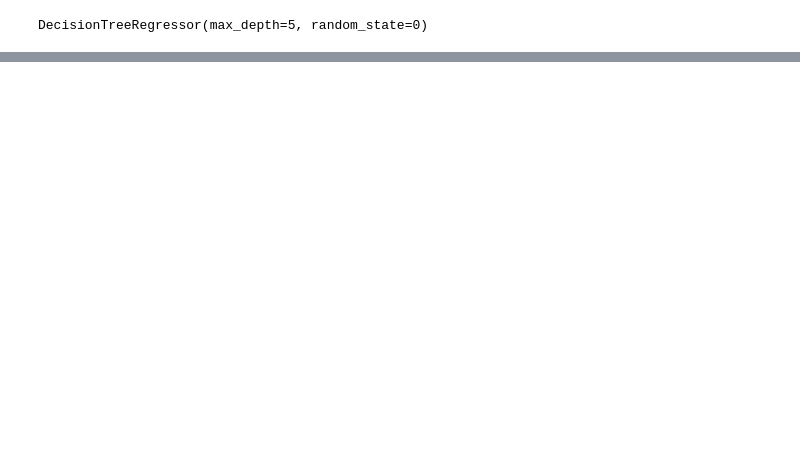
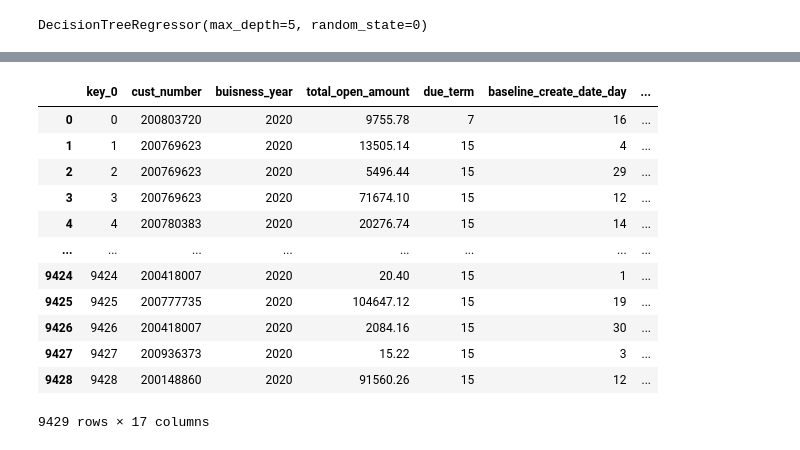
Before and after one commit to aditi-anand1/training, a Jupyter notebook: Day1 .ipynb, the cells around one changed output, grey strips where cells are left out. Drawn from its saved outputs; the diff is of its cells as text; code cells hidden in the pictures; blank space fills up the shorter version.

```diff
--- a/Day1 .ipynb
+++ b/Day1 .ipynb
@@ -591,0 +1024,5 @@ mean_squared_error(y_val, y_predict2, squared=False)
+# %%
+test_dataset =test_dataset.drop(columns = ['baseline_create_date_year'])
+test_dataset =test_dataset.drop(columns = ['posting_date_day'])
+test_dataset =test_dataset.drop(columns = ['posting_date_month'])
+test_dataset =test_dataset.drop(columns = ['posting_date_year'])
@@ -591,0 +1084,8 @@ mean_squared_error(y_val, y_predict2, squared=False)
+# %%
+final_result = regressor.predict(test_dataset)
+# %%
+final_result = pd.Series(final_result,name='Predicted_delay')
+# %%
+#merging the target column and the training dataset column.
+Final = test_dataset.merge(final_result , on = test_dataset.index )
+Final
@@ -591,0 +1106,18 @@ mean_squared_error(y_val, y_predict2, squared=False)
+# %%
+#changing the datatype of the Predicted_delay as it is giving float values
+Final["Predicted_delay"]=Final["Predicted_delay"].astype(int)
+Final
+# %% [output]
+|  | key_0 | cust_number | buisness_year | total_open_amount | due_term | baseline_create_date_day | ... |
+| 0 | 0 | 200803720 | 2020 | 9755.78 | 7 | 16 | ... |
+| 1 | 1 | 200769623 | 2020 | 13505.14 | 15 | 4 | ... |
+| 2 | 2 | 200769623 | 2020 | 5496.44 | 15 | 29 | ... |
+| 3 | 3 | 200769623 | 2020 | 71674.10 | 15 | 12 | ... |
+| 4 | 4 | 200780383 | 2020 | 20276.74 | 15 | 14 | ... |
+| ... | ... | ... | ... | ... | ... | ... | ... |
+| 9424 | 9424 | 200418007 | 2020 | 20.40 | 15 | 1 | ... |
+| 9425 | 9425 | 200777735 | 2020 | 104647.12 | 15 | 19 | ... |
+| 9426 | 9426 | 200418007 | 2020 | 2084.16 | 15 | 30 | ... |
+| 9427 | 9427 | 200936373 | 2020 | 15.22 | 15 | 3 | ... |
+| 9428 | 9428 | 200148860 | 2020 | 91560.26 | 15 | 12 | ... |
+9429 rows × 17 columns
```
Also changed, not shown: parts of 147 cells of this notebook.
